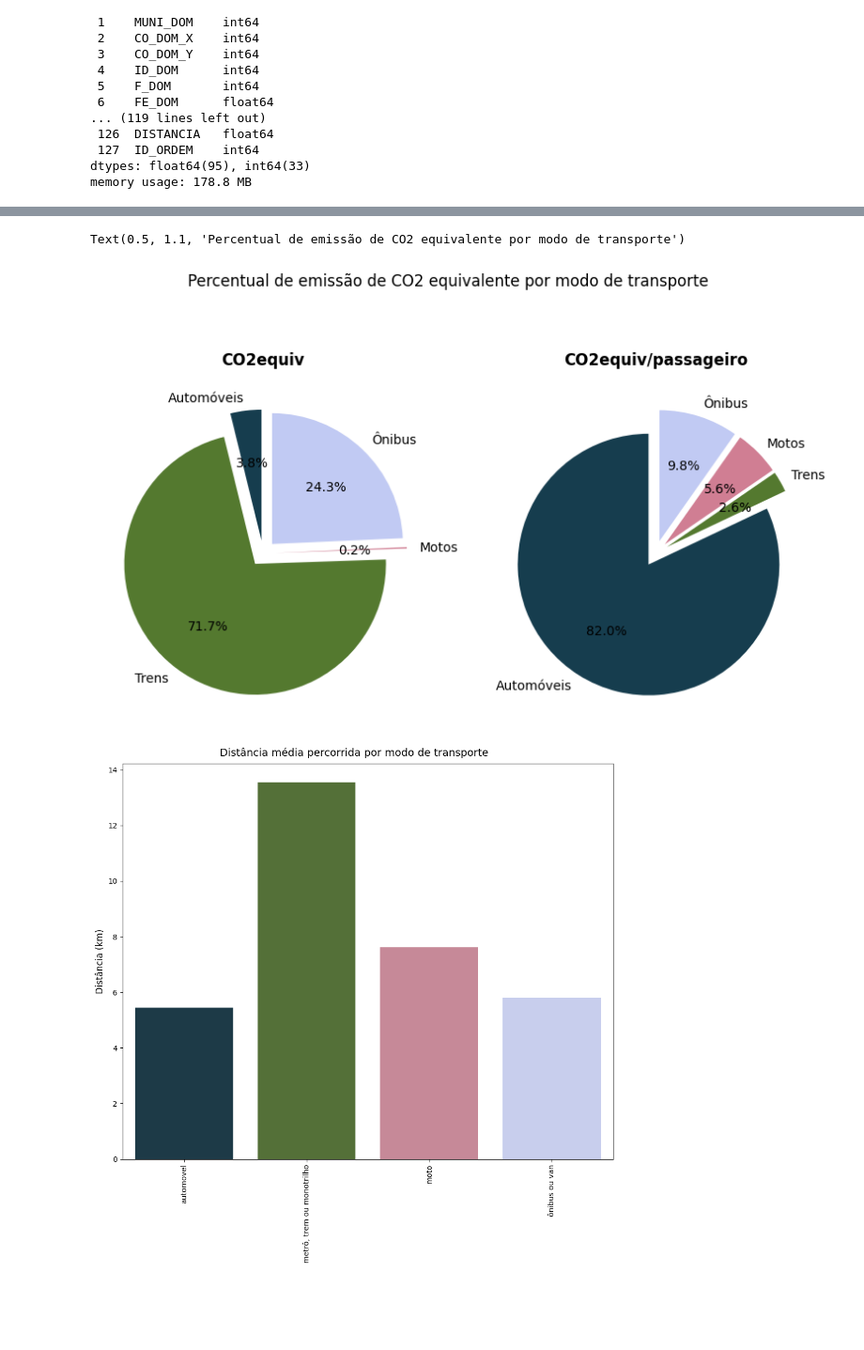
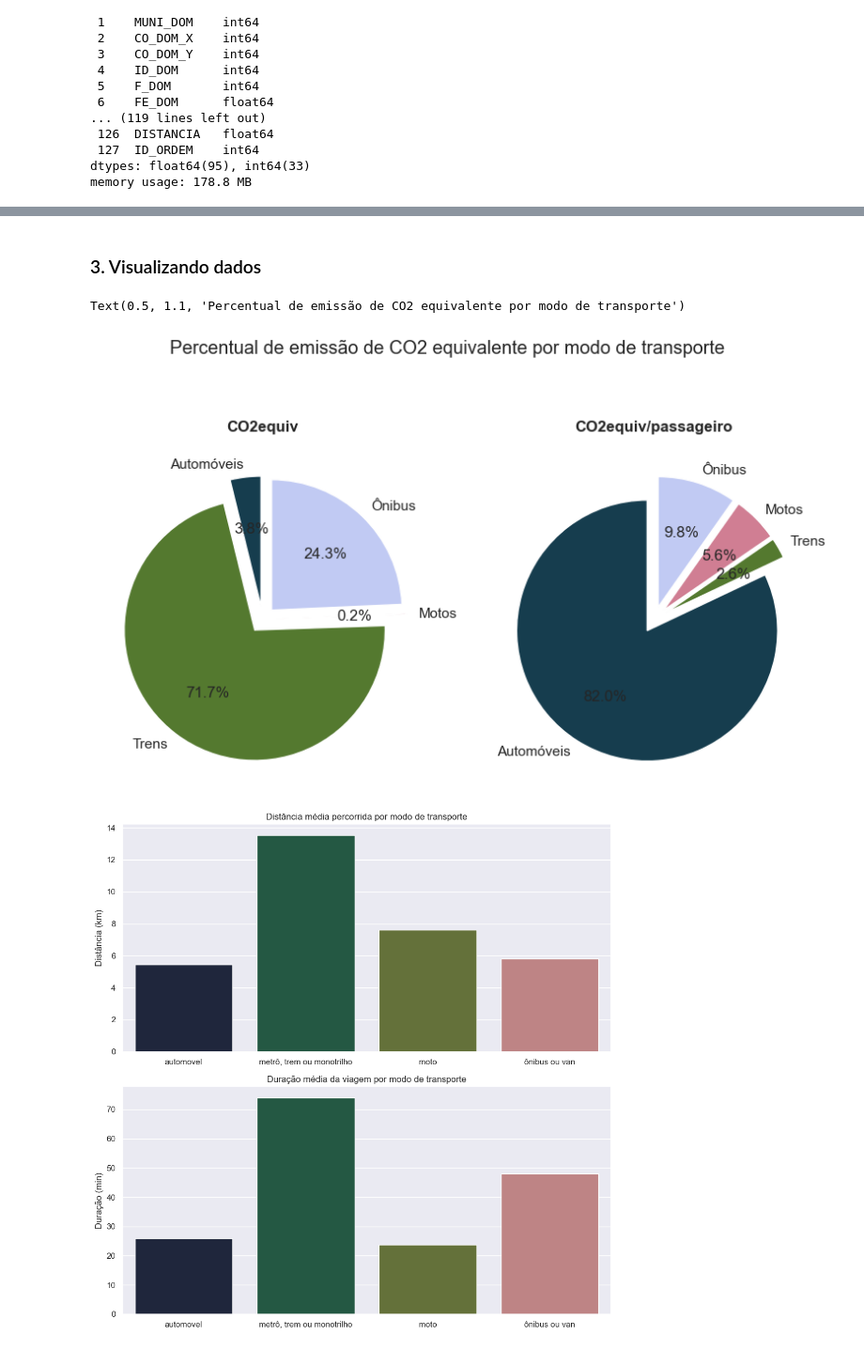
Before and after one commit to LissesCastro/Mobilidade-e-CO2, a Jupyter notebook: analise.ipynb, the cells around one changed output, grey strips where cells are left out. Shown at 94% size. Saved outputs shown, nothing was run; the diff lists cells and outputs as text; code cells hidden in the pictures; blank space fills up the shorter version.

```diff
--- a/analise.ipynb
+++ b/analise.ipynb
@@ -4,6 +7,11 @@
 import pandas as pd
 import seaborn as sns
 import matplotlib.pyplot as plt
+
+import warnings
+warnings.filterwarnings("ignore")
+
+sns.set(style="darkgrid", palette='cubehelix')
 # %%
 #dbf_file = DBF('OD 2017/OD_2017_v1.dbf')
 
@@ -115,3 +129,5 @@ df.to_csv('OD_2017_Trabalhada.csv')
+# %% [markdown]
+<h3>3. Visualizando dados</h3>
 # %%
 df_modos = df.groupby('MODOPRIN').sum()
 df_modos = df_modos.drop(df_modos[df_modos.index=='bicileta ou a pé'].index)
@@ -118,32 +135,33 @@ df_modos = df_modos.drop(df_modos[df_modos.index=='bicileta ou a pé'].index)
 # %%
 fig, axes = plt.subplots(1, 2, figsize=(10, 5))
-
-labels =['Automóveis', 'Trens', 'Motos', 'Ônibus']
 
 total = df_modos['total_emissoes_kg_co2'].sum()
 axes[0].pie(df_modos['total_emissoes_kg_co2'], labels=labels, autopct='%1.1f%%', explode=[0.1, 0.1, 0.1, 0.1], startangle=90, colors=sns.color_palette('cubehelix', n_colors=4))
 axes[1].pie(df_modos['total_emissoes_kg_co2_pass'], labels=labels, autopct='%1.1f%%', explode=[0.1, 0.1, 0.1, 0.1], startangle=90, colors=sns.color_palette('cubehelix', n_colors=4))
 
-
-
 axes[0].set_title('CO2equiv', y=1.055, fontweight='bold')
 axes[1].set_title('CO2equiv/passageiro', y=1.055, fontweight='bold')
 fig.suptitle('Percentual de emissão de CO2 equivalente por modo de transporte', y=1.1)
 # %% [output]
 Text(0.5, 1.1, 'Percentual de emissão de CO2 equivalente por modo de transporte')
-[figure, old version]
+[figure, new version]
 # %%
 df_modos = df.groupby('MODOPRIN',  as_index=False).mean()
 df_modos = df_modos.drop(df_modos[df_modos['MODOPRIN']=='bicileta ou a pé'].index)
 # %%
-fig = plt.figure(figsize=(10,10))
-sns.barplot(x=df_modos['MODOPRIN'], y=df_modos['DISTANCIA']/1000, palette='cubehelix')
+fig, axs = plt.subplots(ncols=1, nrows=2, figsize=(10,10))
 
-fig.suptitle('Distância média percorrida por modo de transporte', fontsize=14)
-plt.ylabel('Distância (km)', fontsize=12)
-plt.xlabel('', fontsize=12)
-plt.xticks(rotation=90)
+sns.barplot(x=df_modos['MODOPRIN'], y=df_modos['DISTANCIA']/1000, ax=axs[0])
+sns.barplot(x=df_modos['MODOPRIN'], y=df_modos['DURACAO'], ax=axs[1])
+
+axs[0].set_title('Distância média percorrida por modo de transporte', fontsize=12)
+axs[1].set_title('Duração média da viagem por modo de transporte', fontsize=12)
+axs[0].set_ylabel('Distância (km)', fontsize=12)
+axs[1].set_ylabel('Duração (min)', fontsize=12)
+axs[0].set_xlabel('')
+axs[1].set_xlabel('')
+#axs[0].xticks(rotation=90)
 plt.tight_layout()
 # %% [output]
-[figure, old version]
+[figure, new version]
 # %%
```
Also changed, not shown: parts of 13 cells of this notebook.
